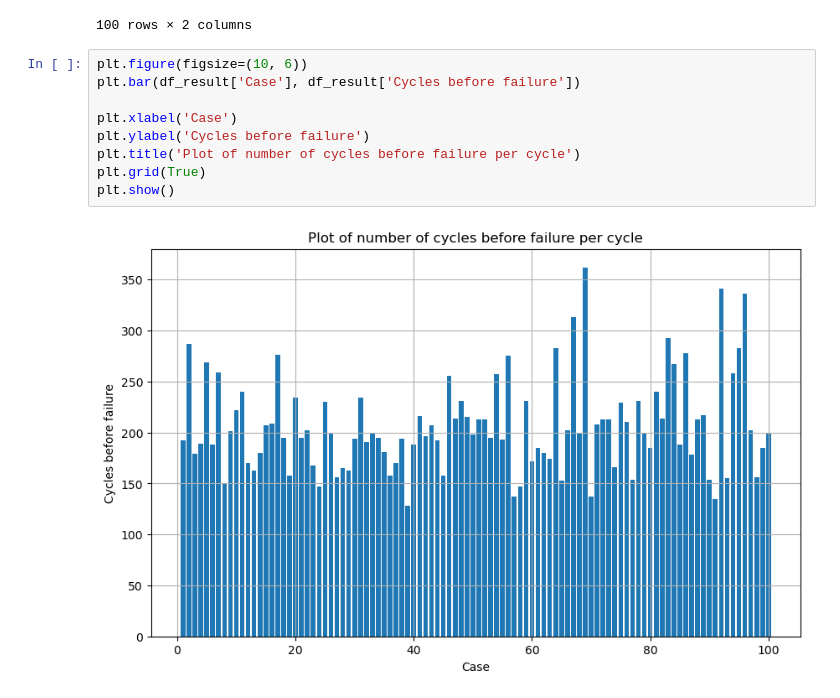
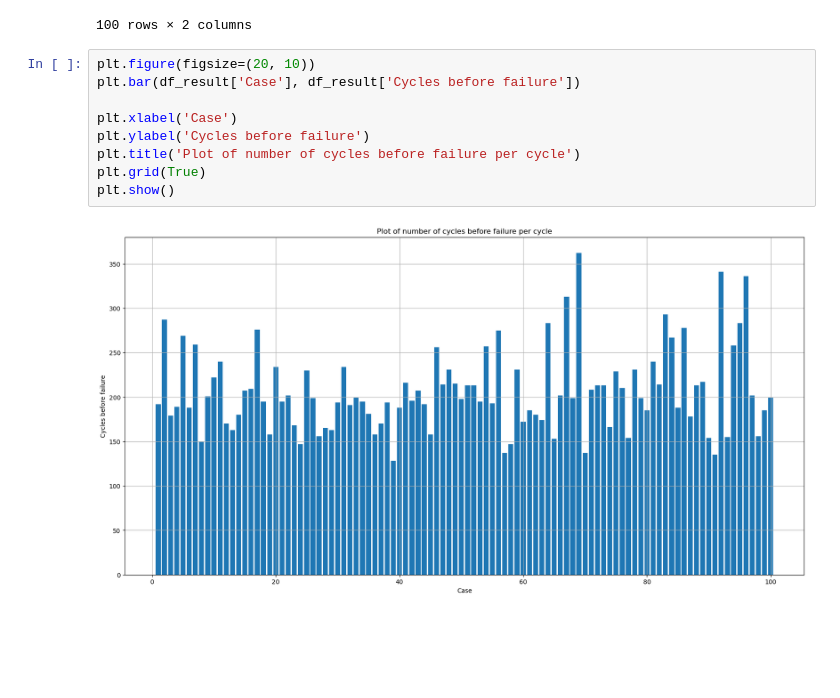
Before and after one commit to Vozikis/Aircraft-Sensors-Experiment, a Jupyter notebook: main_file.ipynb, the cells around one changed output. Cells and saved outputs as stored; diff of their text form; blank space fills up the shorter version.

```diff
--- a/main_file.ipynb
+++ b/main_file.ipynb
@@ -124,13 +124,13 @@ df_result
 | 99 | 100 | 200 |
 100 rows × 2 columns
 # %%
-plt.figure(figsize=(10, 6))
+plt.figure(figsize=(20, 10))
 plt.bar(df_result['Case'], df_result['Cycles before failure'])
 
 plt.xlabel('Case')
 plt.ylabel('Cycles before failure')
 plt.title('Plot of number of cycles before failure per cycle')
 plt.grid(True)
 plt.show()
 # %% [output]
-[figure, old version]
+[figure, new version]
```
Also changed, not shown: parts of 4 cells of this notebook.
